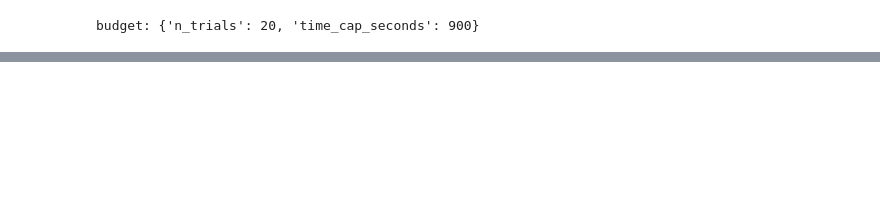
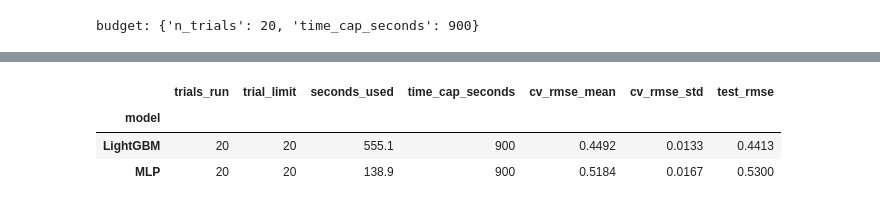
Before and after one commit to minhbtnguyen/ensemble-distillation, a Jupyter notebook: notebooks/lightgbm_vs_mlp.ipynb, the cells around one changed output, grey strips where cells are left out. Cells and saved outputs as stored; diff of their text form; code cells hidden in the pictures; blank space fills up the shorter version.

```diff
--- a/notebooks/lightgbm_vs_mlp.ipynb
+++ b/notebooks/lightgbm_vs_mlp.ipynb
@@ -213,0 +90,34 @@ tiny_mlp.round(4)
+# %%
+# Same procedure as in the search: early stopping on a 10% slice of the training rows.
+fit_idx, stop_idx = train_test_split(dev_idx, test_size=0.1, random_state=seed)
+
+rows = []
+# LightGBM first: LightGBM and torch share a process here, so torch must not be loaded before it.
+for name, key, fit_predict in [
+    ("LightGBM", "lgbm", fit_predict_lgbm),
+    ("MLP", "mlp", fit_predict_mlp),
+]:
+    best = json.loads((RESULTS_DIR / f"best_{key}.json").read_text())
+    pred = fit_predict(best["params"], X, y, fit_idx, stop_idx, test_idx, seed)
+    d = trials[name]
+    rows.append(
+        {
+            "model": name,
+            "trials_run": len(d),
+            "trial_limit": cfg["tune"]["n_trials"],
+            "seconds_used": round(d["cumulative_seconds"].iloc[-1], 1),
+            "time_cap_seconds": cfg["tune"]["time_cap_seconds"],
+            "cv_rmse_mean": best["cv_rmse_mean"],
+            "cv_rmse_std": best["cv_rmse_std"],
+            "test_rmse": evaluate_regression(y[test_idx], pred)["rmse"],
+        }
+    )
+
+summary = pd.DataFrame(rows).set_index("model")
+summary.to_csv(RESULTS_DIR / "tuning_summary.csv")
+summary.round(4)
+# %% [output]
+|  | trials_run | trial_limit | seconds_used | time_cap_seconds | cv_rmse_mean | cv_rmse_std | test_rmse |
+| model |  |  |  |  |  |  |  |
+| LightGBM | 20 | 20 | 555.1 | 900 | 0.4492 | 0.0133 | 0.4413 |
+| MLP | 20 | 20 | 138.9 | 900 | 0.5184 | 0.0167 | 0.5300 |
```
Also changed, not shown: parts of 21 cells of this notebook, 4 other files.
